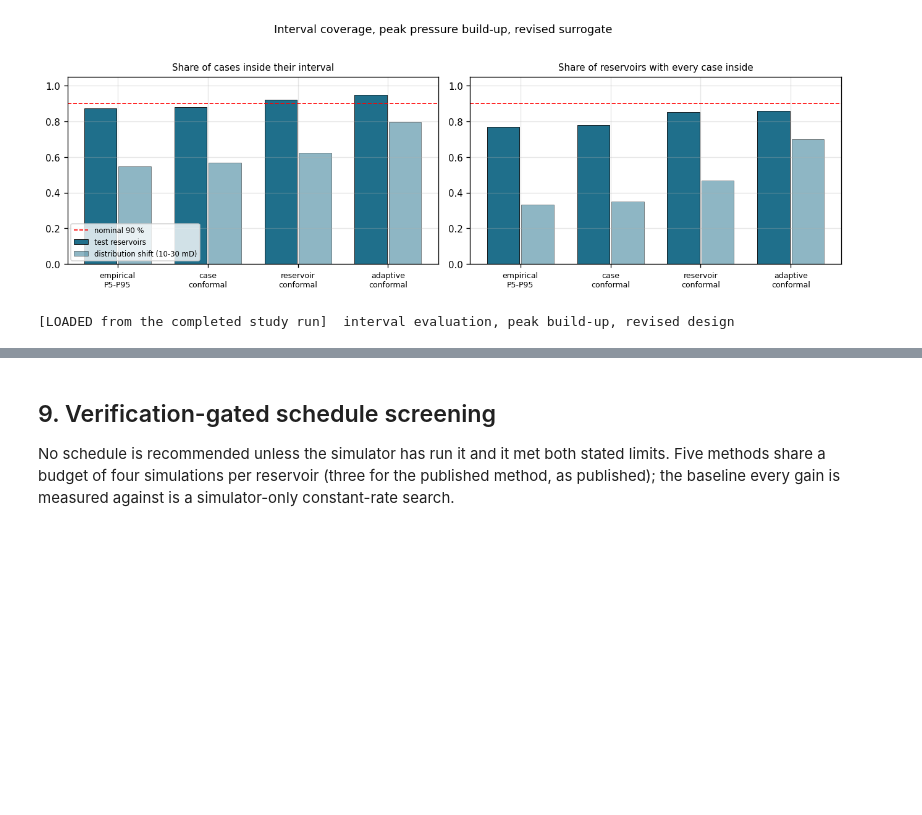
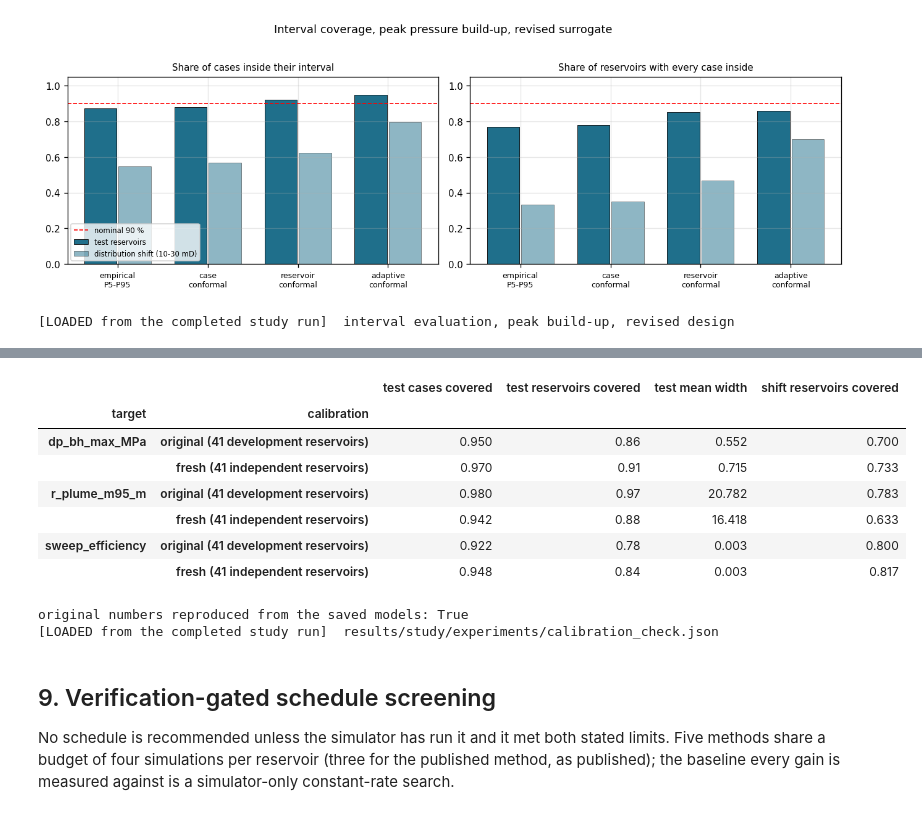
Before and after one commit to abdelghafarfouda/manchester-msc-projects, a Jupyter notebook: advanced-subsurface-modelling/SubsurfaceML/notebooks/00_START_HERE.ipynb, the cells around one changed output, grey strips where cells are left out. Saved outputs shown, nothing was run; the diff lists cells and outputs as text; code cells hidden in the pictures; blank space fills up the shorter version.

```diff
--- a/advanced-subsurface-modelling/SubsurfaceML/notebooks/00_START_HERE.ipynb
+++ b/advanced-subsurface-modelling/SubsurfaceML/notebooks/00_START_HERE.ipynb
@@ -413,3 +415,31 @@ domain check flags 100 % of shift reservoirs and 4 % of test reservoirs
+# %%
+CC = json.loads((EXP/'calibration_check.json').read_text())
+rows = []
+for t, r in CC['targets'].items():
+    m_ = r['selected_method']
+    for lab, d_ in (('original (41 development reservoirs)', r['original']),
+                    ('fresh (41 independent reservoirs)', r['fresh'][m_])):
+        rows.append({'target': t, 'calibration': lab,
+                     'test cases covered': d_['final_test']['case_coverage'],
+                     'test reservoirs covered': d_['final_test']['reservoir_all_covered'],
+                     'test mean width': d_['final_test']['mean_width'],
+                     'shift reservoirs covered': d_['shift']['reservoir_all_covered']})
+display(pd.DataFrame(rows).set_index(['target', 'calibration']).round(3))
+print('original numbers reproduced from the saved models:',
+      all(r['original'][s_]['matches_pipeline_record'] for r in CC['targets'].values()
+          for s_ in ('final_test', 'shift')))
+provenance('loaded', 'results/study/experiments/calibration_check.json')
+# %% [output]
+|  |  | test cases covered | test reservoirs covered | test mean width | shift reservoirs covered |
+| target | calibration |  |  |  |  |
+| dp_bh_max_MPa | original (41 development reservoirs) | 0.950 | 0.86 | 0.552 | 0.700 |
+|  | fresh (41 independent reservoirs) | 0.970 | 0.91 | 0.715 | 0.733 |
+| r_plume_m95_m | original (41 development reservoirs) | 0.980 | 0.97 | 20.782 | 0.783 |
+|  | fresh (41 independent reservoirs) | 0.942 | 0.88 | 16.418 | 0.633 |
+| sweep_efficiency | original (41 development reservoirs) | 0.922 | 0.78 | 0.003 | 0.800 |
+|  | fresh (41 independent reservoirs) | 0.948 | 0.84 | 0.003 | 0.817 |
+original numbers reproduced from the saved models: True
+[LOADED from the completed study run]  results/study/experiments/calibration_check.json
 # %% [markdown]
 ## 9. Verification-gated schedule screening
 
```
Also changed, not shown: parts of 4 cells of this notebook, 14 other files.
